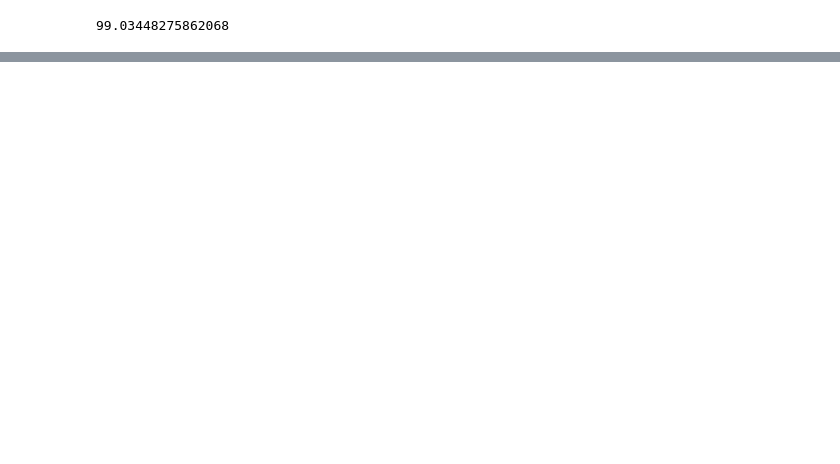
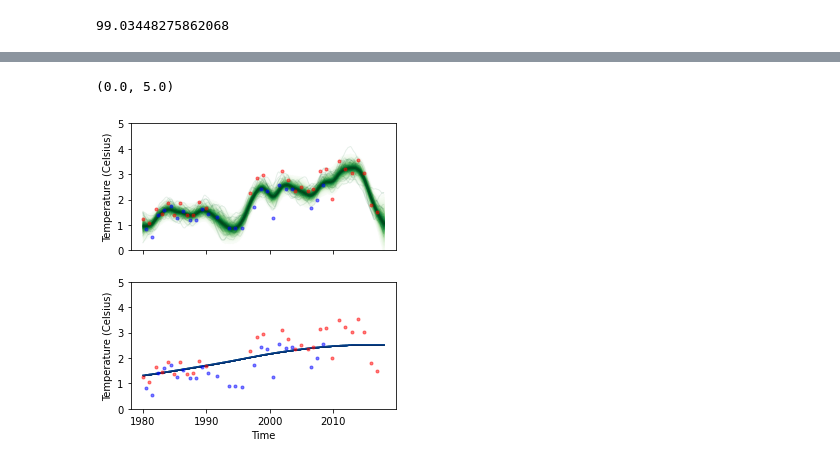
Before and after one commit to pism/pism-greenland, a Jupyter notebook: data_sets/ocean/sub_shelf_melt.ipynb, the cells around one changed output, grey strips where cells are left out. Drawn from its saved outputs; the diff is of its cells as text; code cells hidden in the pictures; blank space fills up the shorter version.

```diff
--- a/data_sets/ocean/sub_shelf_melt.ipynb
+++ b/data_sets/ocean/sub_shelf_melt.ipynb
@@ -131,0 +292,30 @@ H=200 m, TH=5.02 C, S=34.0 g/kg, m=134.93 m/yr
+# %%
+fig, ax = plt.subplots(2, 1, sharex="col", sharey="row", figsize=[4.75, 5.25])
+fig.subplots_adjust(hspace=0.25, wspace=0.35)
+
+
+# plot the samples from the gp posterior with samples and shading
+from pymc3.gp.util import plot_gp_dist
+plot_gp_dist(ax[0], pred_samples_all["f_pred"], X_new, palette="Greens");
+plot_gp_dist(ax[1], pred_samples["f_star"], X_new, palette="Blues");
+
+
+# plot the data and the true latent function
+# plt.plot(X, f_true, "dodgerblue", lw=3, label="True f");
+ax[0].plot(X_db, y_db, 'or', ms=3, alpha=0.5, label="Observed data Khazendar");
+ax[0].plot(X_mo, y_mo, 'ob', ms=3, alpha=0.5, label="Observed data Motyka");
+ax[1].plot(X_db, y_db, 'or', ms=3, alpha=0.5, label="Observed data Khazendar");
+ax[1].plot(X_mo, y_mo, 'ob', ms=3, alpha=0.5, label="Observed data Motyka");
+
+
+
+# axis labels and title
+ax[1].set_xlabel("Time")
+ax[0].set_ylabel("Temperature (Celsius)")
+ax[1].set_ylabel("Temperature (Celsius)")
+
+ax[0].set_ylim(0, 5)
+ax[1].set_ylim(0, 5)
+# %% [output]
+(0.0, 5.0)
+[figure, added]
```
Also changed, not shown: parts of 31 cells of this notebook, 3 other files.
